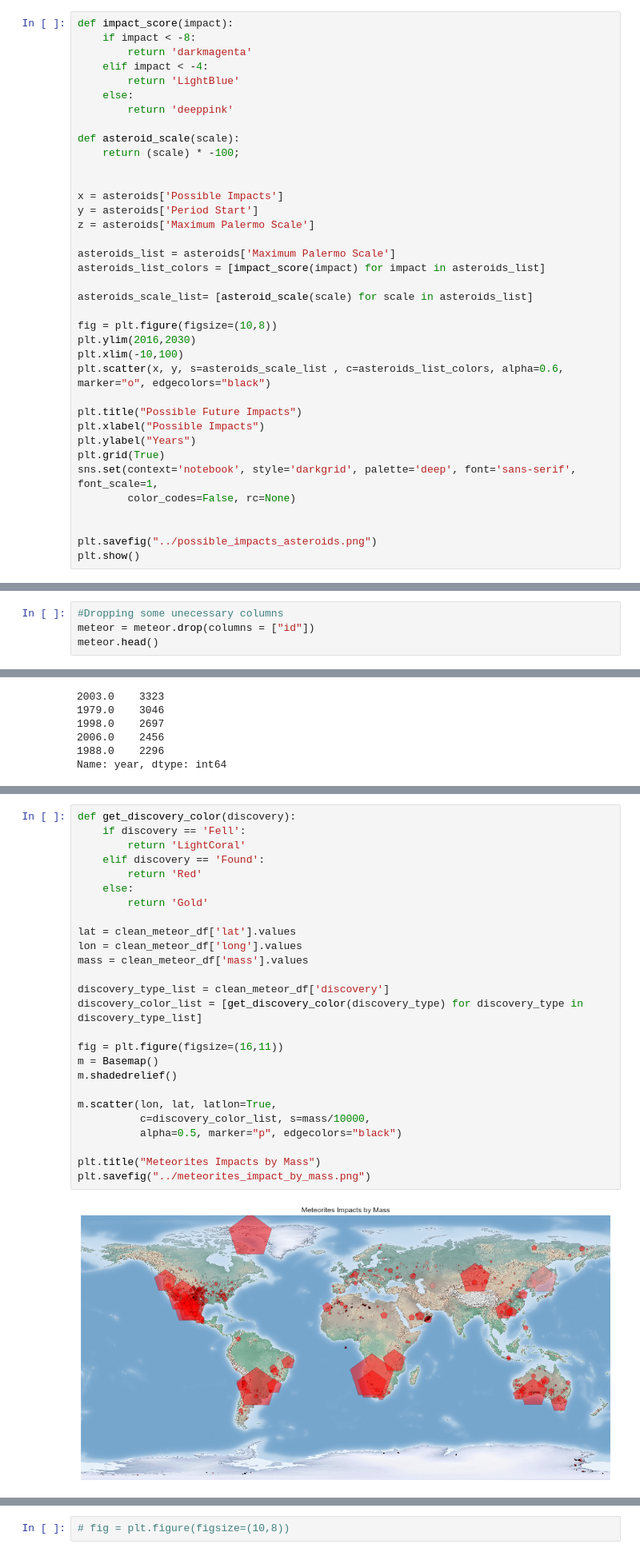
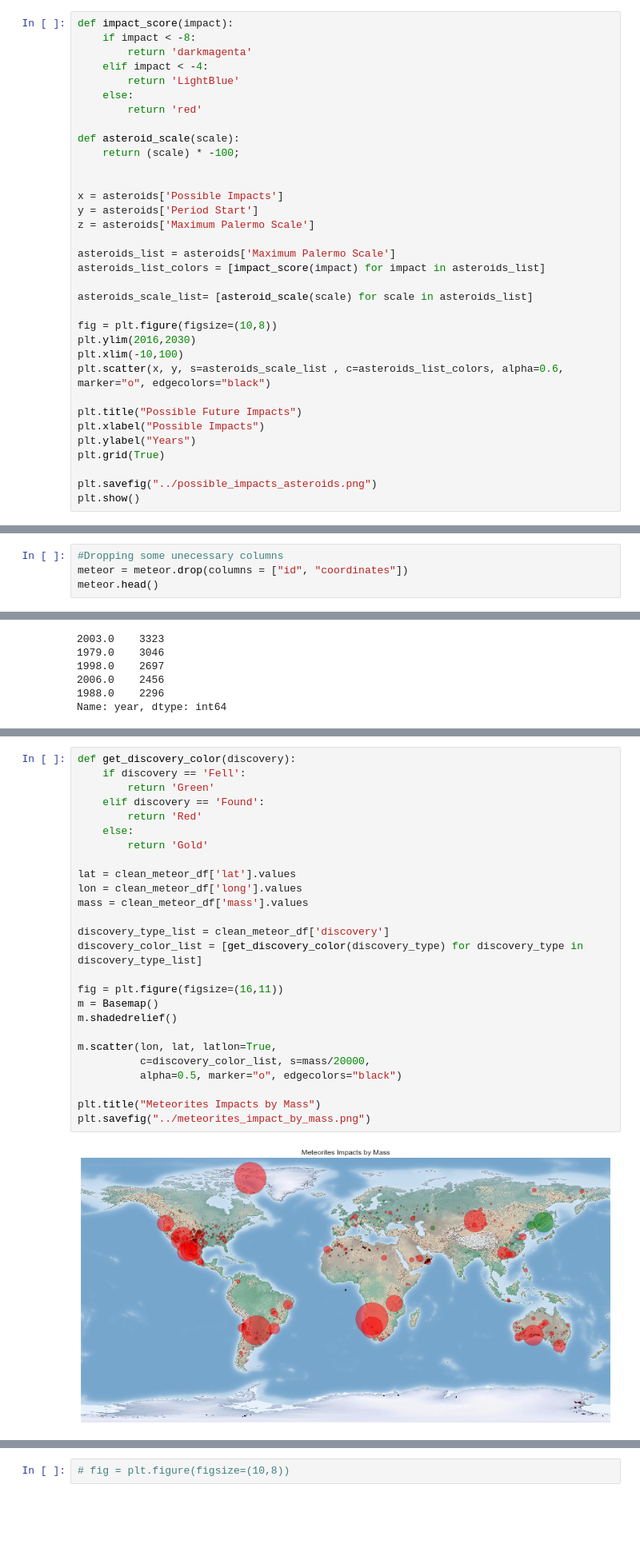
Before and after one commit to fcoba/Project-1, a Jupyter notebook: Kal_Project_1.ipynb, the cells around one changed output, grey strips where cells are left out. Shown at 80% size. Cells and saved outputs as stored; diff of their text form; blank space fills up the shorter version.

```diff
--- a/Kal_Project_1.ipynb
+++ b/Kal_Project_1.ipynb
@@ -70,7 +51,7 @@ def impact_score(impact):
     elif impact < -4:
         return 'LightBlue'
     else:
-        return 'deeppink'
+        return 'red'
 
 def asteroid_scale(scale):
     return (scale) * -100;
@@ -94,9 +75,6 @@ plt.title("Possible Future Impacts")
 plt.xlabel("Possible Impacts")
 plt.ylabel("Years")
 plt.grid(True)
-sns.set(context='notebook', style='darkgrid', palette='deep', font='sans-serif', font_scale=1,
-        color_codes=False, rc=None)
-
 
 plt.savefig("../possible_impacts_asteroids.png")
 plt.show()
@@ -161,6 +139,6 @@ meteor.head()
 | 4 | Achiras | 370 | Valid | L6 | 780.0 | Fell | 1902.0 | -33.16667 | -64.95000 | (-33.166670, -64.950000) |
 # %%
 #Dropping some unecessary columns
-meteor = meteor.drop(columns = ["id"])
+meteor = meteor.drop(columns = ["id", "coordinates"])
 meteor.head()
 # %% [output]
@@ -218,31 +207,31 @@ clean_meteor_df.head()
 # %%
 def get_discovery_color(discovery):
     if discovery == 'Fell':
-        return 'LightCoral'
+        return 'Green'
     elif discovery == 'Found':
         return 'Red'
     else:
         return 'Gold'
 
 lat = clean_meteor_df['lat'].values
 lon = clean_meteor_df['long'].values
 mass = clean_meteor_df['mass'].values
 
 discovery_type_list = clean_meteor_df['discovery']
 discovery_color_list = [get_discovery_color(discovery_type) for discovery_type in discovery_type_list]
 
 fig = plt.figure(figsize=(16,11))
 m = Basemap()
 m.shadedrelief()
 
 m.scatter(lon, lat, latlon=True,
-          c=discovery_color_list, s=mass/10000,
-          alpha=0.5, marker="p", edgecolors="black")
+          c=discovery_color_list, s=mass/20000,
+          alpha=0.5, marker="o", edgecolors="black")
 
 plt.title("Meteorites Impacts by Mass")
 plt.savefig("../meteorites_impact_by_mass.png")
 # %% [output]
-[figure, old version]
+[figure, new version]
 # %%
 # lon_0, lat_0 are the center point of the projection.
 # resolution = 'l' means use low resolution coastlines.
```
Also changed, not shown: parts of 10 cells of this notebook.
